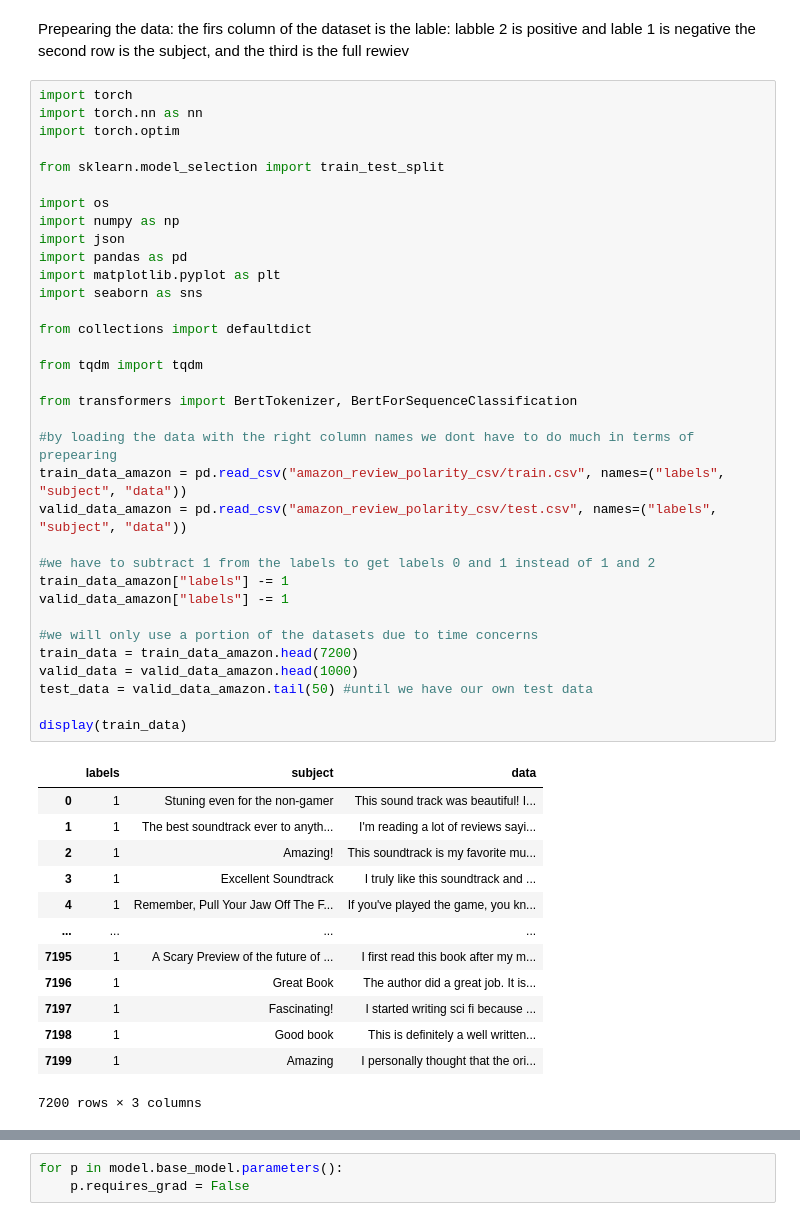
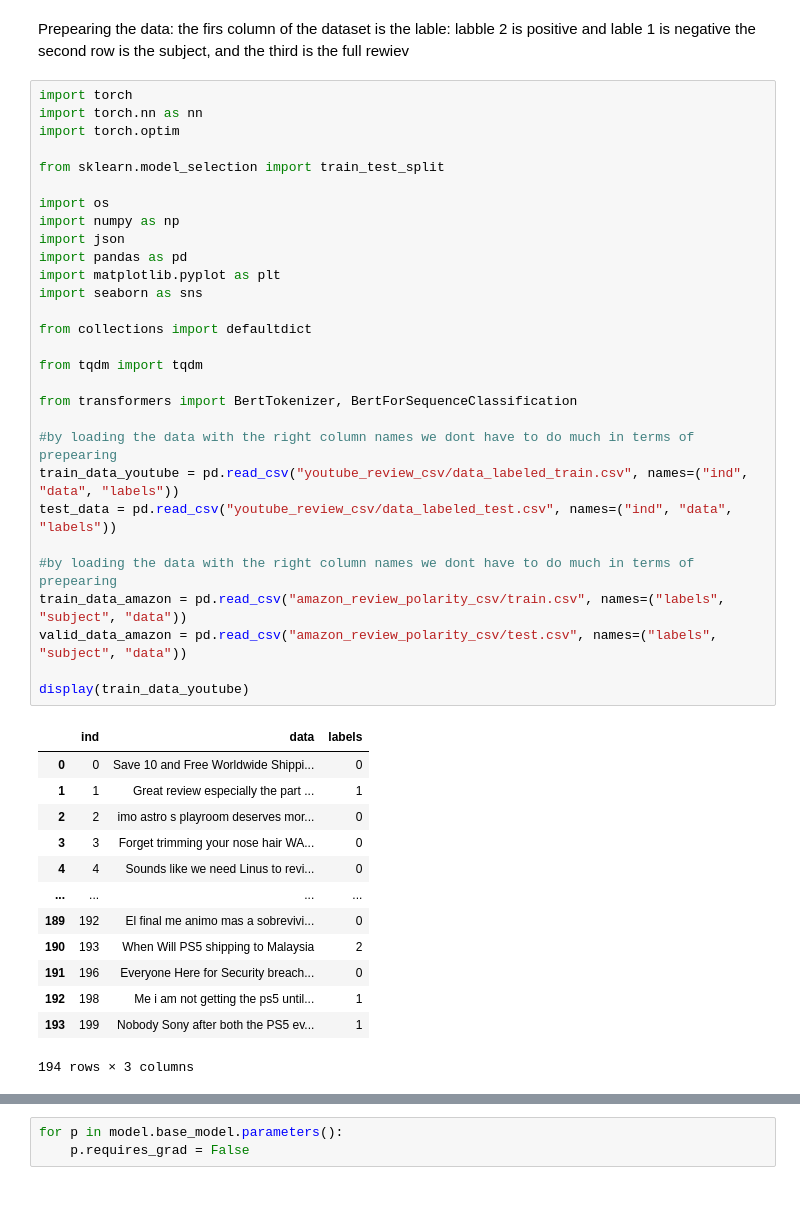
Before and after one commit to Nukleari/GLUMGLEK_final_project, a Jupyter notebook: final_project.ipynb, the cells around one changed output, grey strips where cells are left out. Cells and saved outputs as stored; diff of their text form.

```diff
--- a/final_project.ipynb
+++ b/final_project.ipynb
@@ -25,51 +25,46 @@ the second row is the subject, and the third is the full rewiev
 # %%
 import torch
 import torch.nn as nn
 import torch.optim
 
 from sklearn.model_selection import train_test_split
 
 import os
 import numpy as np
 import json
 import pandas as pd
 import matplotlib.pyplot as plt
 import seaborn as sns
 
 from collections import defaultdict
 
 from tqdm import tqdm
 
 from transformers import BertTokenizer, BertForSequenceClassification
 
 #by loading the data with the right column names we dont have to do much in terms of prepearing
+train_data_youtube = pd.read_csv("youtube_review_csv/data_labeled_train.csv", names=("ind", "data", "labels"))
+test_data = pd.read_csv("youtube_review_csv/data_labeled_test.csv", names=("ind", "data", "labels"))
+
+#by loading the data with the right column names we dont have to do much in terms of prepearing
 train_data_amazon = pd.read_csv("amazon_review_polarity_csv/train.csv", names=("labels", "subject", "data"))
 valid_data_amazon = pd.read_csv("amazon_review_polarity_csv/test.csv", names=("labels", "subject", "data"))
 
-#we have to subtract 1 from the labels to get labels 0 and 1 instead of 1 and 2
-train_data_amazon["labels"] -= 1
-valid_data_amazon["labels"] -= 1
-
-#we will only use a portion of the datasets due to time concerns
-train_data = train_data_amazon.head(7200)
-valid_data = valid_data_amazon.head(1000)
-test_data = valid_data_amazon.tail(50) #until we have our own test data
-
-display(train_data)
+display(train_data_youtube)
 # %% [output]
-|  | labels | subject | data |
-| 0 | 1 | Stuning even for the non-gamer | This sound track was beautiful! I... |
-| 1 | 1 | The best soundtrack ever to anyth... | I'm reading a lot of reviews sayi... |
-| 2 | 1 | Amazing! | This soundtrack is my favorite mu... |
-| 3 | 1 | Excellent Soundtrack | I truly like this soundtrack and ... |
-| 4 | 1 | Remember, Pull Your Jaw Off The F... | If you've played the game, you kn... |
+|  | ind | data | labels |
+| 0 | 0 | Save 10 and Free Worldwide Shippi... | 0 |
+| 1 | 1 | Great review especially the part ... | 1 |
+| 2 | 2 | imo astro s playroom deserves mor... | 0 |
+| 3 | 3 | Forget trimming your nose hair WA... | 0 |
+| 4 | 4 | Sounds like we need Linus to revi... | 0 |
 | ... | ... | ... | ... |
-| 7195 | 1 | A Scary Preview of the future of ... | I first read this book after my m... |
-| 7196 | 1 | Great Book | The author did a great job. It is... |
-| 7197 | 1 | Fascinating! | I started writing sci fi because ... |
-| 7198 | 1 | Good book | This is definitely a well written... |
-| 7199 | 1 | Amazing | I personally thought that the ori... |
+| 189 | 192 | El final me animo mas a sobrevivi... | 0 |
+| 190 | 193 | When Will PS5 shipping to Malaysia | 2 |
+| 191 | 196 | Everyone Here for Security breach... | 0 |
+| 192 | 198 | Me i am not getting the ps5 until... | 1 |
+| 193 | 199 | Nobody Sony after both the PS5 ev... | 1 |
-7200 rows × 3 columns
+194 rows × 3 columns
 # %%
 if not torch.cuda.is_available():
     print("WARNING. GPU is not available. Did you change your runtime to GPU?")
```
Also changed, not shown: parts of 16 cells of this notebook, 2 other files.
